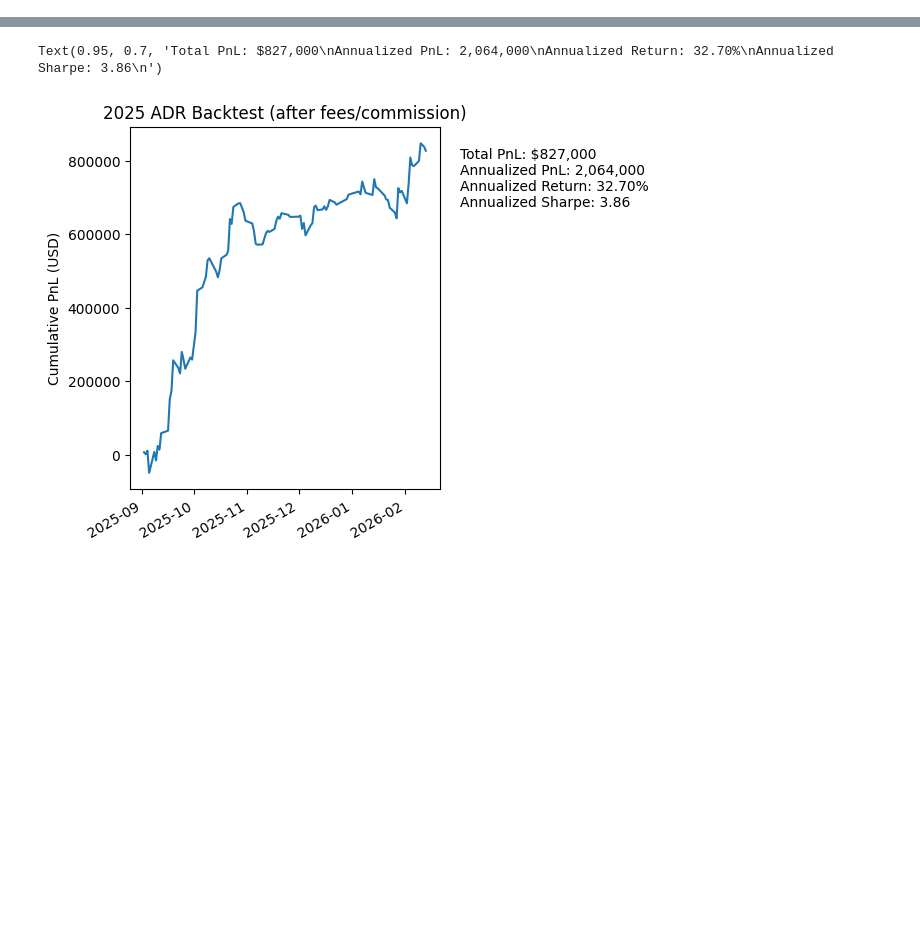
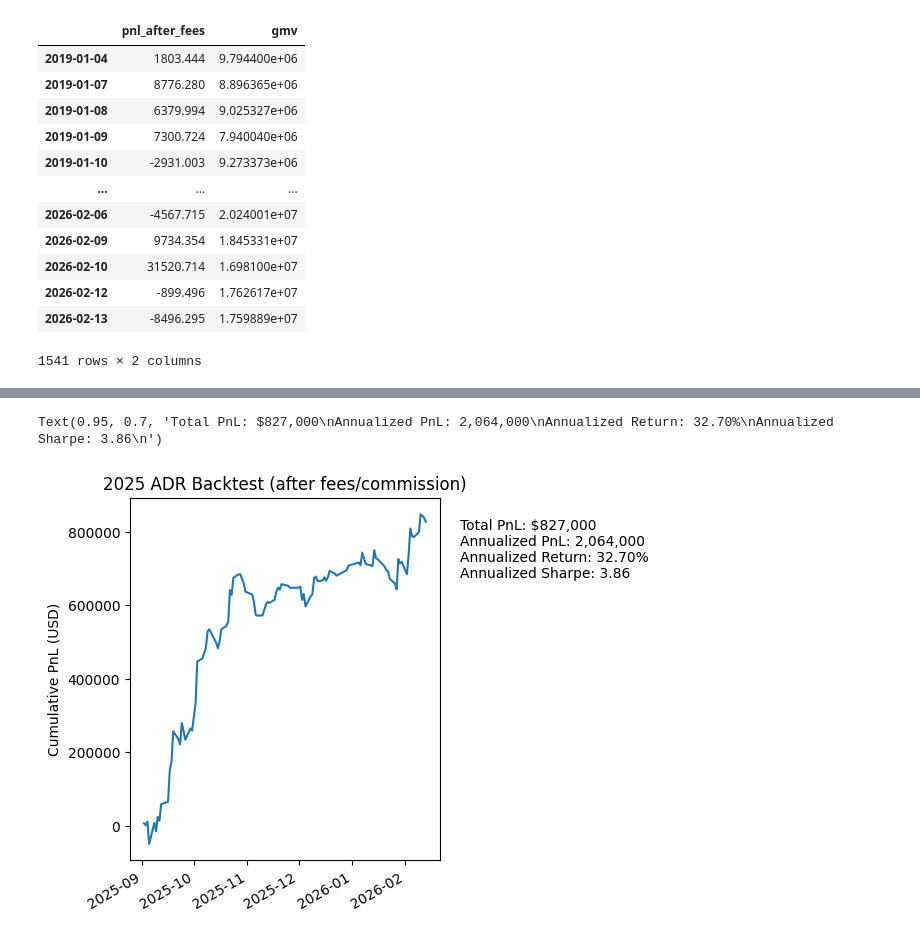
Before and after one commit to petermelq/research_adr, a Jupyter notebook: notebooks/bt_with_fees2.ipynb, the cells around one changed output, grey strips where cells are left out. Drawn from its saved outputs; the diff is of its cells as text; code cells hidden in the pictures; blank space fills up the shorter version.

```diff
--- a/notebooks/bt_with_fees2.ipynb
+++ b/notebooks/bt_with_fees2.ipynb
@@ -37,6 +37,22 @@ price = trades.pivot(index='timestamp',columns='ticker',values='price').ffill().
 all_gmv = (pos * price).abs().sum(axis=1).to_frame('gmv')
 max_gmv = all_gmv.max()
 all_gmv['date'] = all_gmv.index.date
+# %%
+gmv_merged
+# %% [output]
+|  | pnl_after_fees | gmv |
+| 2019-01-04 | 1803.444 | 9.794400e+06 |
+| 2019-01-07 | 8776.280 | 8.896365e+06 |
+| 2019-01-08 | 6379.994 | 9.025327e+06 |
+| 2019-01-09 | 7300.724 | 7.940040e+06 |
+| 2019-01-10 | -2931.003 | 9.273373e+06 |
+| ... | ... | ... |
+| 2026-02-06 | -4567.715 | 2.024001e+07 |
+| 2026-02-09 | 9734.354 | 1.845331e+07 |
+| 2026-02-10 | 31520.714 | 1.698100e+07 |
+| 2026-02-12 | -899.496 | 1.762617e+07 |
+| 2026-02-13 | -8496.295 | 1.759889e+07 |
+1541 rows × 2 columns
 # %%
 import matplotlib.pyplot as plt
 #merged = merged.loc[:'2026-11-07']
```
Also changed, not shown: parts of 1 cell of this notebook, 21 other files.
